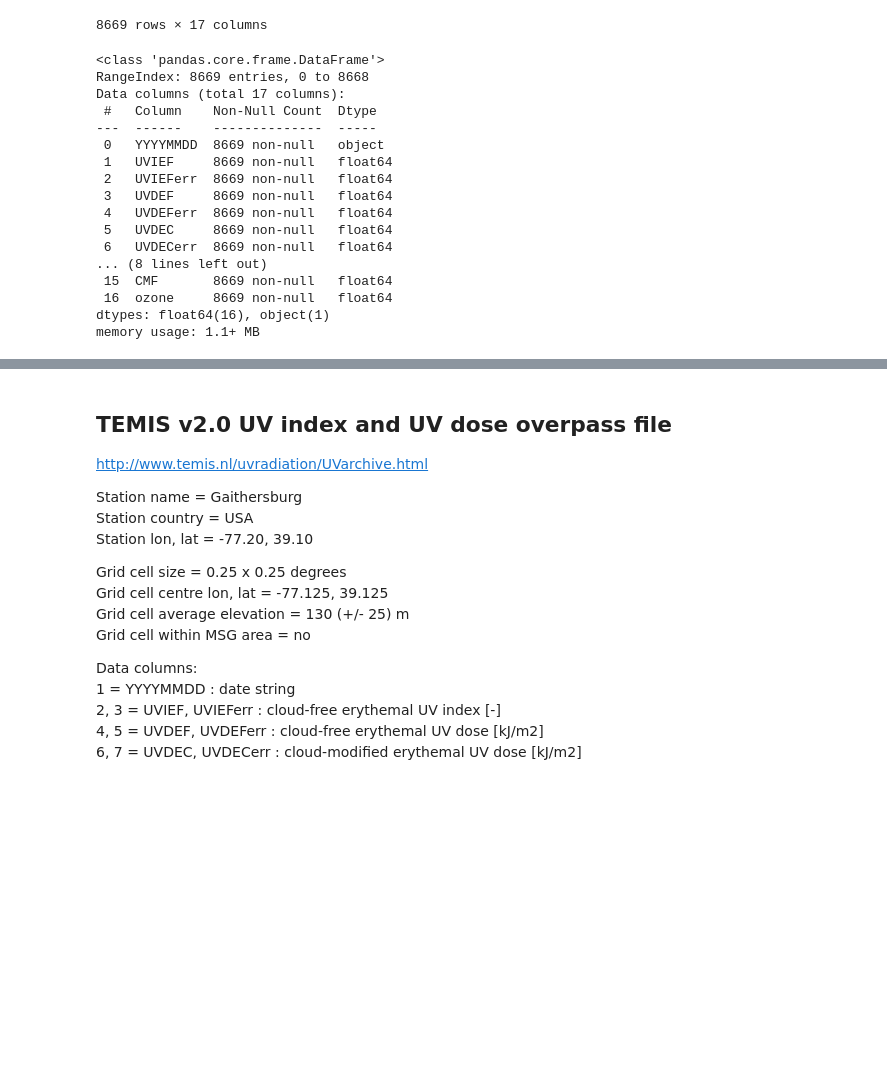
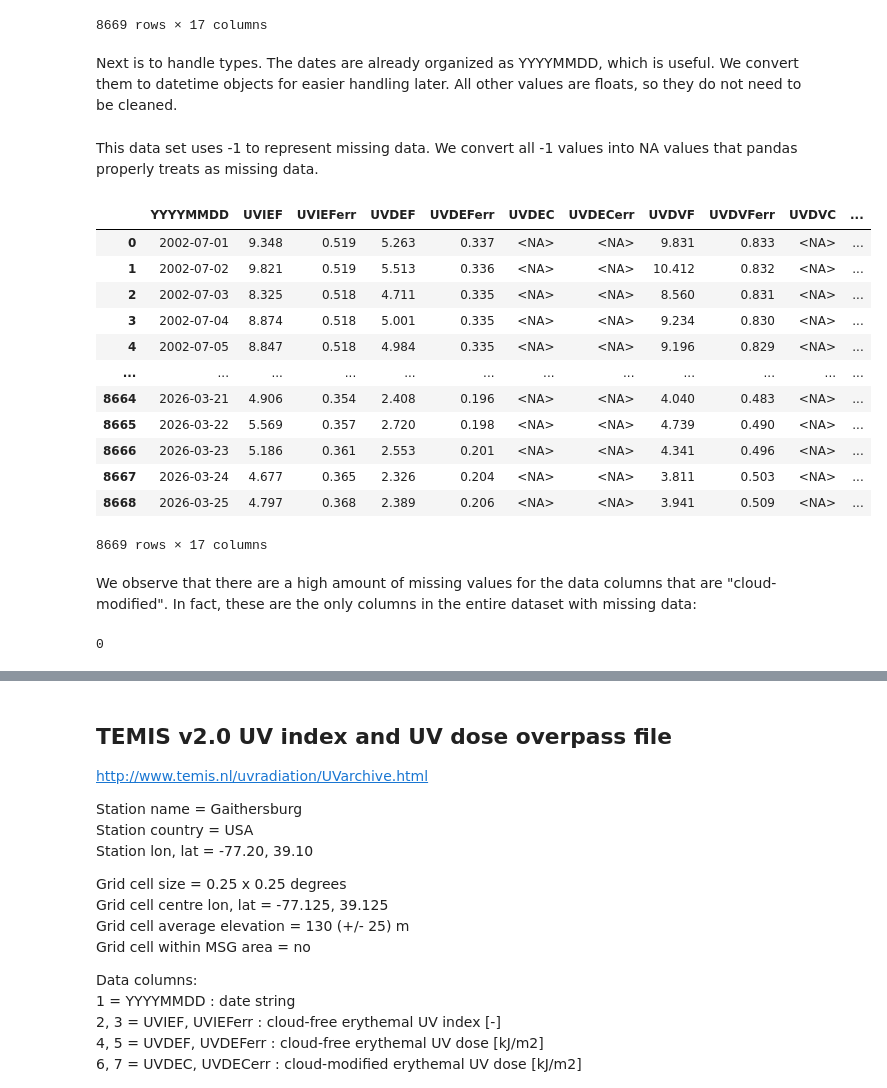
Before and after one commit to mrybak06/cmsc320-project, a Jupyter notebook: uv_Gaithersburg_USA_jupyter.ipynb, the cells around one changed output, grey strips where cells are left out. Cells and saved outputs as stored; diff of their text form; code cells hidden in the pictures; blank space fills up the shorter version.

```diff
--- a/uv_Gaithersburg_USA_jupyter.ipynb
+++ b/uv_Gaithersburg_USA_jupyter.ipynb
@@ -16,6 +21,8 @@ df
 | 8667 | 20260324 | 4.677 | 0.365 | 2.326 | 0.204 | -1.0 | -1.0 | 3.811 | 0.503 | -1.0 | ... |
 | 8668 | 20260325 | 4.797 | 0.368 | 2.389 | 0.206 | -1.0 | -1.0 | 3.941 | 0.509 | -1.0 | ... |
 8669 rows × 17 columns
+# %% [markdown]
+Next is to handle types. The dates are already organized as YYYYMMDD, which is useful. We convert them to datetime objects for easier handling later. All other values are floats, so they do not need to be cleaned.
 # %%
 # Convert YYYYMMDD column into a string, then into a datetime object
 df['YYYYMMDD'] = df['YYYYMMDD'].astype(str)
@@ -25,20 +31,25 @@ df['YYYYMMDD'] = df['YYYYMMDD'].dt.strftime('%Y-%m-%d')
-# %%
-df.info()
-# %% [output]
-<class 'pandas.core.frame.DataFrame'>
-RangeIndex: 8669 entries, 0 to 8668
-Data columns (total 17 columns):
- #   Column    Non-Null Count  Dtype
----  ------    --------------  -----
- 0   YYYYMMDD  8669 non-null   object
- 1   UVIEF     8669 non-null   float64
- 2   UVIEFerr  8669 non-null   float64
- 3   UVDEF     8669 non-null   float64
- 4   UVDEFerr  8669 non-null   float64
- 5   UVDEC     8669 non-null   float64
- 6   UVDECerr  8669 non-null   float64
-... (8 lines left out)
- 15  CMF       8669 non-null   float64
- 16  ozone     8669 non-null   float64
-dtypes: float64(16), object(1)
-memory usage: 1.1+ MB
+# %% [markdown]
+This data set uses -1 to represent missing data. We convert all -1 values into NA values that pandas properly treats as missing data.
+# %%
+df.replace(-1, pd.NA)
+# %% [output]
+|  | YYYYMMDD | UVIEF | UVIEFerr | UVDEF | UVDEFerr | UVDEC | UVDECerr | UVDVF | UVDVFerr | UVDVC | ... |
+| 0 | 2002-07-01 | 9.348 | 0.519 | 5.263 | 0.337 | <NA> | <NA> | 9.831 | 0.833 | <NA> | ... |
+| 1 | 2002-07-02 | 9.821 | 0.519 | 5.513 | 0.336 | <NA> | <NA> | 10.412 | 0.832 | <NA> | ... |
+| 2 | 2002-07-03 | 8.325 | 0.518 | 4.711 | 0.335 | <NA> | <NA> | 8.560 | 0.831 | <NA> | ... |
+| 3 | 2002-07-04 | 8.874 | 0.518 | 5.001 | 0.335 | <NA> | <NA> | 9.234 | 0.830 | <NA> | ... |
+| 4 | 2002-07-05 | 8.847 | 0.518 | 4.984 | 0.335 | <NA> | <NA> | 9.196 | 0.829 | <NA> | ... |
+| ... | ... | ... | ... | ... | ... | ... | ... | ... | ... | ... | ... |
+| 8664 | 2026-03-21 | 4.906 | 0.354 | 2.408 | 0.196 | <NA> | <NA> | 4.040 | 0.483 | <NA> | ... |
+| 8665 | 2026-03-22 | 5.569 | 0.357 | 2.720 | 0.198 | <NA> | <NA> | 4.739 | 0.490 | <NA> | ... |
+| 8666 | 2026-03-23 | 5.186 | 0.361 | 2.553 | 0.201 | <NA> | <NA> | 4.341 | 0.496 | <NA> | ... |
+| 8667 | 2026-03-24 | 4.677 | 0.365 | 2.326 | 0.204 | <NA> | <NA> | 3.811 | 0.503 | <NA> | ... |
+| 8668 | 2026-03-25 | 4.797 | 0.368 | 2.389 | 0.206 | <NA> | <NA> | 3.941 | 0.509 | <NA> | ... |
+8669 rows × 17 columns
+# %% [markdown]
+We observe that there are a high amount of missing values for the data columns that are "cloud-modified". In fact, these are the only columns in the entire dataset with missing data:
+# %%
+df[['YYYYMMDD', 'UVIEF', 'UVIEFerr', 'UVDEF', 'UVDEFerr', 'UVDVF', 'UVDVFerr', 'UVDDF',
+    'UVDDFerr', 'ozone']].isna().sum().sum()
+# %% [output]
+0
```
Also changed, not shown: parts of 34 cells of this notebook.
